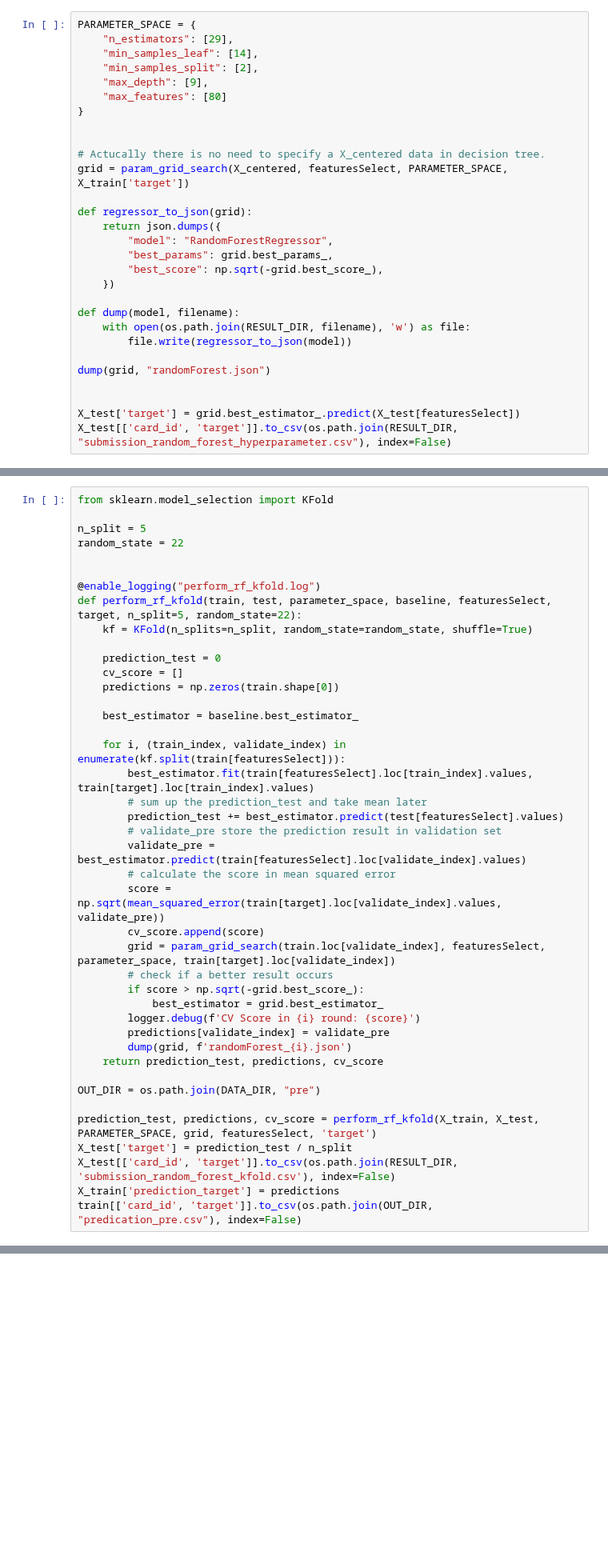
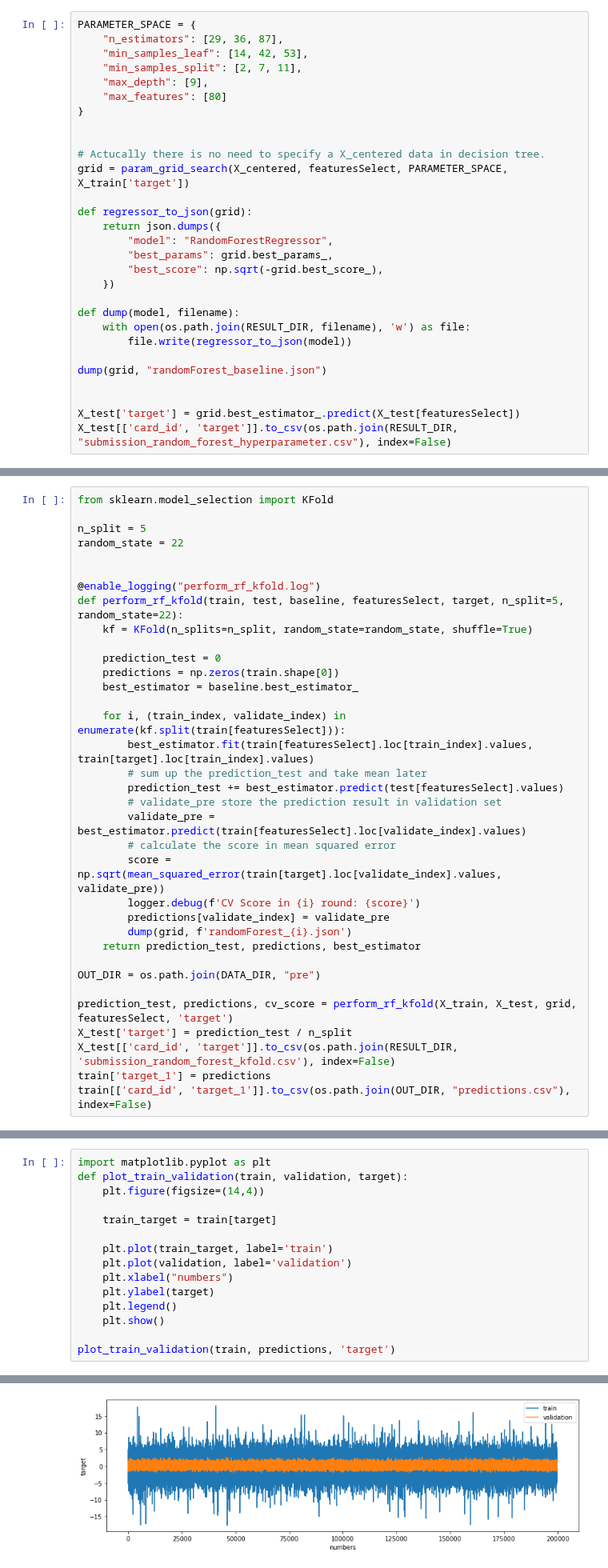
Before and after one commit to thinkinbig/lama, a Jupyter notebook: lama/model/2.RandomForestModelTraining.ipynb, the cells around one changed output, grey strips where cells are left out. Shown at 80% size. Cells and saved outputs as stored; diff of their text form; blank space fills up the shorter version.

```diff
--- a/lama/model/2.RandomForestModelTraining.ipynb
+++ b/lama/model/2.RandomForestModelTraining.ipynb
@@ -240,9 +240,9 @@ def param_grid_search(X_train, features, parameter_space, y_target):
     return grid
 # %%
 PARAMETER_SPACE = {
-    "n_estimators": [29],
-    "min_samples_leaf": [14],
-    "min_samples_split": [2],
+    "n_estimators": [29, 36, 87],
+    "min_samples_leaf": [14, 42, 53],
+    "min_samples_split": [2, 7, 11],
     "max_depth": [9],
     "max_features": [80]
 }
@@ -262,7 +262,7 @@ def dump(model, filename):
     with open(os.path.join(RESULT_DIR, filename), 'w') as file:
         file.write(regressor_to_json(model))
 
-dump(grid, "randomForest.json")
+dump(grid, "randomForest_baseline.json")
 
 
 X_test['target'] = grid.best_estimator_.predict(X_test[featuresSelect])
@@ -277,13 +277,11 @@ random_state = 22
 
 
 @enable_logging("perform_rf_kfold.log")
-def perform_rf_kfold(train, test, parameter_space, baseline, featuresSelect, target, n_split=5, random_state=22):
+def perform_rf_kfold(train, test, baseline, featuresSelect, target, n_split=5, random_state=22):
     kf = KFold(n_splits=n_split, random_state=random_state, shuffle=True)
 
     prediction_test = 0
-    cv_score = []
     predictions = np.zeros(train.shape[0])
-
     best_estimator = baseline.best_estimator_
 
     for i, (train_index, validate_index) in enumerate(kf.split(train[featuresSelect])):
@@ -294,20 +292,15 @@ def perform_rf_kfold(train, test, parameter_space, baseline, featuresSelect, tar
         validate_pre = best_estimator.predict(train[featuresSelect].loc[validate_index].values)
         # calculate the score in mean squared error
         score = np.sqrt(mean_squared_error(train[target].loc[validate_index].values, validate_pre))
-        cv_score.append(score)
-        grid = param_grid_search(train.loc[validate_index], featuresSelect, parameter_space, train[target].loc[validate_index])
-        # check if a better result occurs
-        if score > np.sqrt(-grid.best_score_):
-            best_estimator = grid.best_estimator_
         logger.debug(f'CV Score in {i} round: {score}')
         predictions[validate_index] = validate_pre
         dump(grid, f'randomForest_{i}.json')
-    return prediction_test, predictions, cv_score
+    return prediction_test, predictions, best_estimator
 
 OUT_DIR = os.path.join(DATA_DIR, "pre")
 
-prediction_test, predictions, cv_score = perform_rf_kfold(X_train, X_test, PARAMETER_SPACE, grid, featuresSelect, 'target')
+prediction_test, predictions, cv_score = perform_rf_kfold(X_train, X_test, grid, featuresSelect, 'target')
 X_test['target'] = prediction_test / n_split
 X_test[['card_id', 'target']].to_csv(os.path.join(RESULT_DIR, 'submission_random_forest_kfold.csv'), index=False)
-X_train['prediction_target'] = predictions
-train[['card_id', 'target']].to_csv(os.path.join(OUT_DIR, "predication_pre.csv"), index=False)
+train['target_1'] = predictions
+train[['card_id', 'target_1']].to_csv(os.path.join(OUT_DIR, "predictions.csv"), index=False)
@@ -316,0 +307,16 @@ plotting the result
+# %%
+import matplotlib.pyplot as plt
+def plot_train_validation(train, validation, target):
+    plt.figure(figsize=(14,4))
+
+    train_target = train[target]
+
+    plt.plot(train_target, label='train')
+    plt.plot(validation, label='validation')
+    plt.xlabel("numbers")
+    plt.ylabel(target)
+    plt.legend()
+    plt.show()
+
+plot_train_validation(train, predictions, 'target')
+# %% [output]
@@ -316,0 +324 @@ plotting the result
+[figure, added]
```
Also changed, not shown: parts of 3 cells of this notebook, 13 other files.
